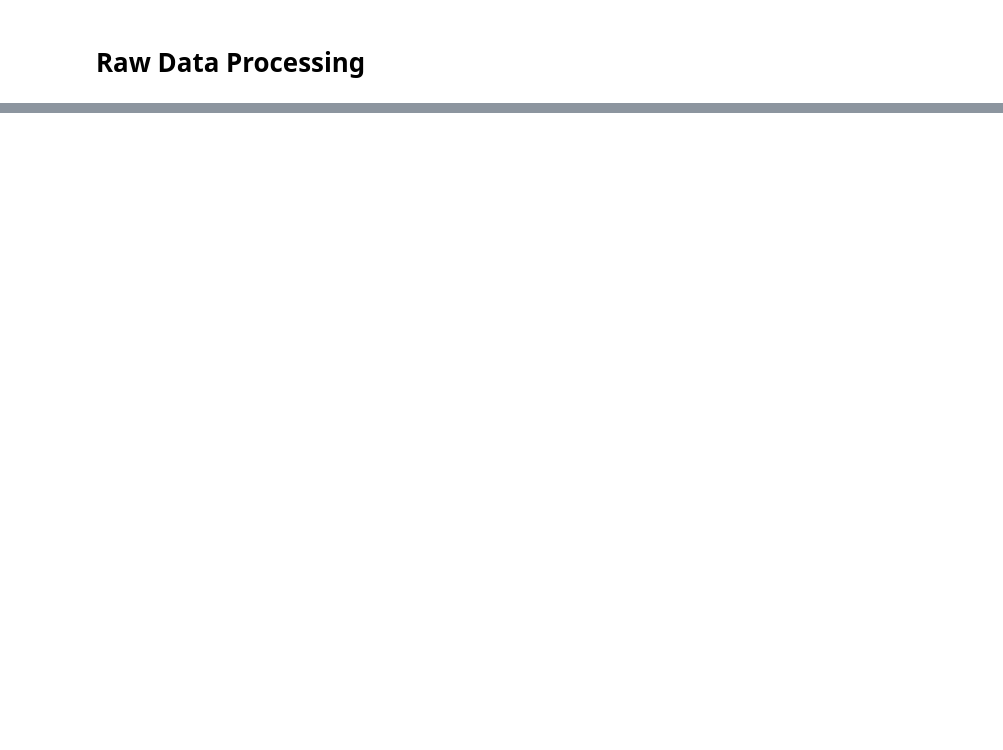
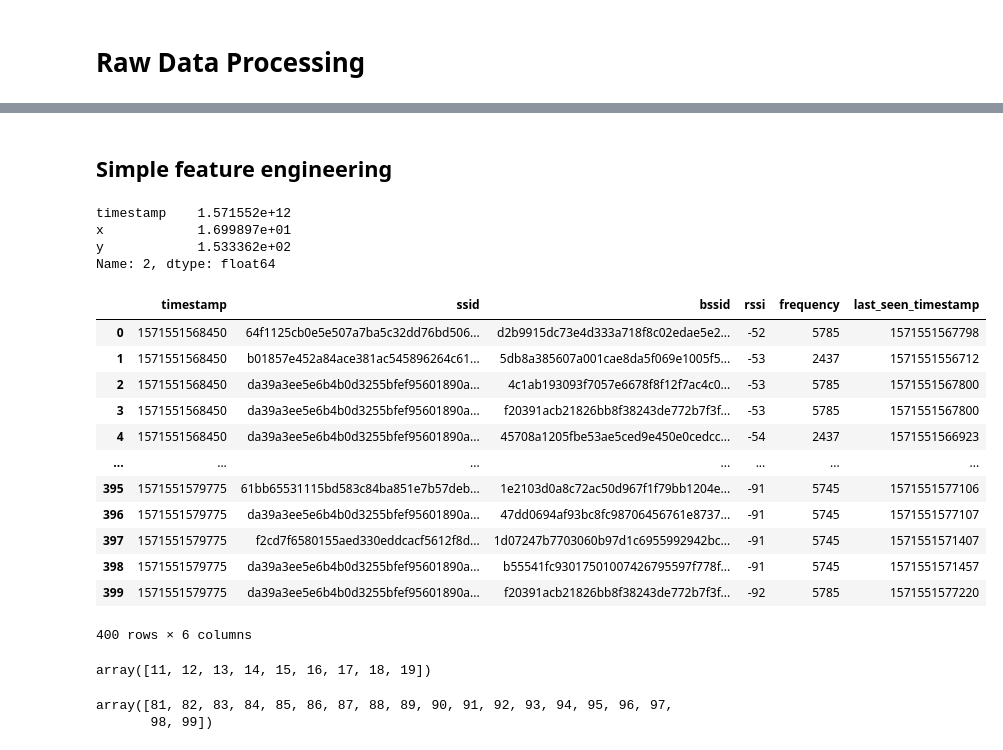
Before and after one commit to konumaru/indoor_location_and_Navigation, a Jupyter notebook: notebook/RawDataProcessing.ipynb, the cells around one changed output, grey strips where cells are left out. Cells and saved outputs as stored; diff of their text form; code cells hidden in the pictures; blank space fills up the shorter version.

```diff
--- a/notebook/RawDataProcessing.ipynb
+++ b/notebook/RawDataProcessing.ipynb
@@ -15,0 +33,14 @@ import pandas as pd
+# %%
+filepath = filepaths[0]
+
+site_id = filepath.parent.parent.name
+floor = filepath.parent.name
+path_id = filepath.name.split(".")[0]
+# %%
+feature = FeatureStore(
+    site_id=site_id,
+    floor=floor,
+    path_id=path_id,
+    input_path="../data/raw/"
+)
+feature.load_all_data()
@@ -260,0 +126,12 @@ ModuleNotFoundError: No module named 'utils'
+# %% [markdown]
+## Simple feature engineering
+# %%
+wp = feature.waypoint
+# %%
+wp_sample = wp.iloc[2]
+wp_sample
+# %% [output]
+timestamp    1.571552e+12
+x            1.699897e+01
+y            1.533362e+02
+Name: 2, dtype: float64
@@ -260,0 +140,17 @@ ModuleNotFoundError: No module named 'utils'
+# %%
+wifi = feature.wifi[feature.wifi['timestamp'] < wp_sample['timestamp']]
+wifi
+# %% [output]
+|  | timestamp | ssid | bssid | rssi | frequency | last_seen_timestamp |
+| 0 | 1571551568450 | 64f1125cb0e5e507a7ba5c32dd76bd506... | d2b9915dc73e4d333a718f8c02edae5e2... | -52 | 5785 | 1571551567798 |
+| 1 | 1571551568450 | b01857e452a84ace381ac545896264c61... | 5db8a385607a001cae8da5f069e1005f5... | -53 | 2437 | 1571551556712 |
+| 2 | 1571551568450 | da39a3ee5e6b4b0d3255bfef95601890a... | 4c1ab193093f7057e6678f8f12f7ac4c0... | -53 | 5785 | 1571551567800 |
+| 3 | 1571551568450 | da39a3ee5e6b4b0d3255bfef95601890a... | f20391acb21826bb8f38243de772b7f3f... | -53 | 5785 | 1571551567800 |
+| 4 | 1571551568450 | da39a3ee5e6b4b0d3255bfef95601890a... | 45708a1205fbe53ae5ced9e450e0cedcc... | -54 | 2437 | 1571551566923 |
+| ... | ... | ... | ... | ... | ... | ... |
+| 395 | 1571551579775 | 61bb65531115bd583c84ba851e7b57deb... | 1e2103d0a8c72ac50d967f1f79bb1204e... | -91 | 5745 | 1571551577106 |
+| 396 | 1571551579775 | da39a3ee5e6b4b0d3255bfef95601890a... | 47dd0694af93bc8fc98706456761e8737... | -91 | 5745 | 1571551577107 |
+| 397 | 1571551579775 | f2cd7f6580155aed330eddcacf5612f8d... | 1d07247b7703060b97d1c6955992942bc... | -91 | 5745 | 1571551571407 |
+| 398 | 1571551579775 | da39a3ee5e6b4b0d3255bfef95601890a... | b55541fc93017501007426795597f778f... | -91 | 5745 | 1571551571457 |
+| 399 | 1571551579775 | da39a3ee5e6b4b0d3255bfef95601890a... | f20391acb21826bb8f38243de772b7f3f... | -92 | 5785 | 1571551577220 |
+400 rows × 6 columns
@@ -260,0 +159,27 @@ ModuleNotFoundError: No module named 'utils'
+# %%
+pre_wp_ts = 10
+post_wp_ts = 20
+
+pre_flag = (pre_wp_ts < data)
+psot_flag = (data < post_wp_ts)
+
+extract_flag = pre_flag & psot_flag
+
+data[extract_flag]
+# %% [output]
+array([11, 12, 13, 14, 15, 16, 17, 18, 19])
+# %%
+#TODO: どうやってNoneをいれるか。
+
+pre_wp_ts = 80
+post_wp_ts = None
+
+pre_flag = np.ones(len(data)).astype(bool) if pre_wp_ts==None else (pre_wp_ts < data)
+psot_flag = np.ones(len(data)).astype(bool) if post_wp_ts==None else (data < post_wp_ts)
+
+extract_flag = pre_flag & psot_flag
+
+data[extract_flag]
+# %% [output]
+array([81, 82, 83, 84, 85, 86, 87, 88, 89, 90, 91, 92, 93, 94, 95, 96, 97,
+       98, 99])
```
Also changed, not shown: parts of 24 cells of this notebook, 9 other files.
